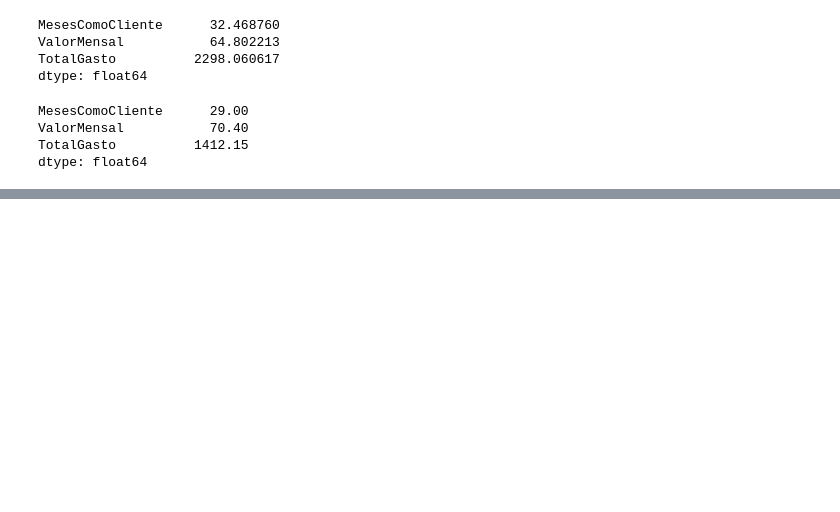
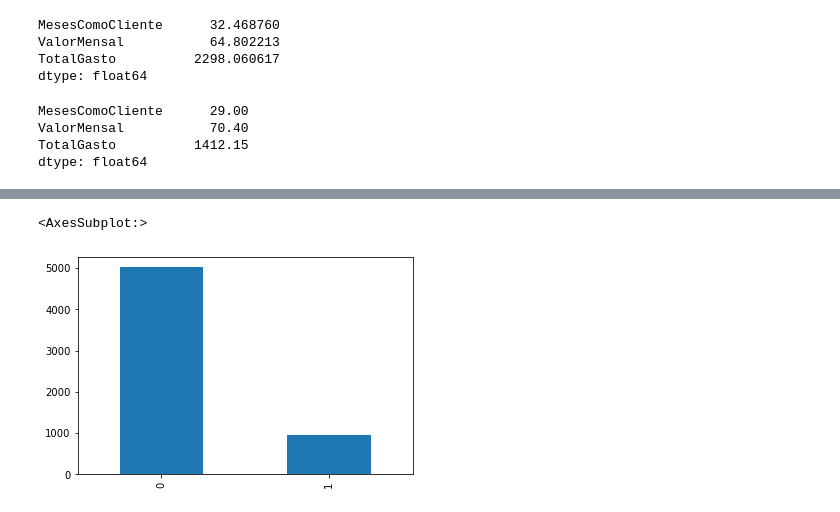
Before and after one commit to HodricVieira/Projeto-ICD-2022, a Jupyter notebook: projeto-dataset.ipynb, the cells around one changed output, grey strips where cells are left out. Saved outputs shown, nothing was run; the diff lists cells and outputs as text; code cells hidden in the pictures; blank space fills up the shorter version.

```diff
--- a/projeto-dataset.ipynb
+++ b/projeto-dataset.ipynb
@@ -108,0 +124,7 @@ sns.heatmap(corrmat, ax = ax, cmap ="YlGnBu", linewidths = 0.1)
+# %%
+#aposentado
+aposentado = data["Aposentado"].value_counts()
+aposentado.plot.bar()
+# %% [output]
+<AxesSubplot:>
+[figure, added]
```
Also changed, not shown: parts of 18 cells of this notebook.
